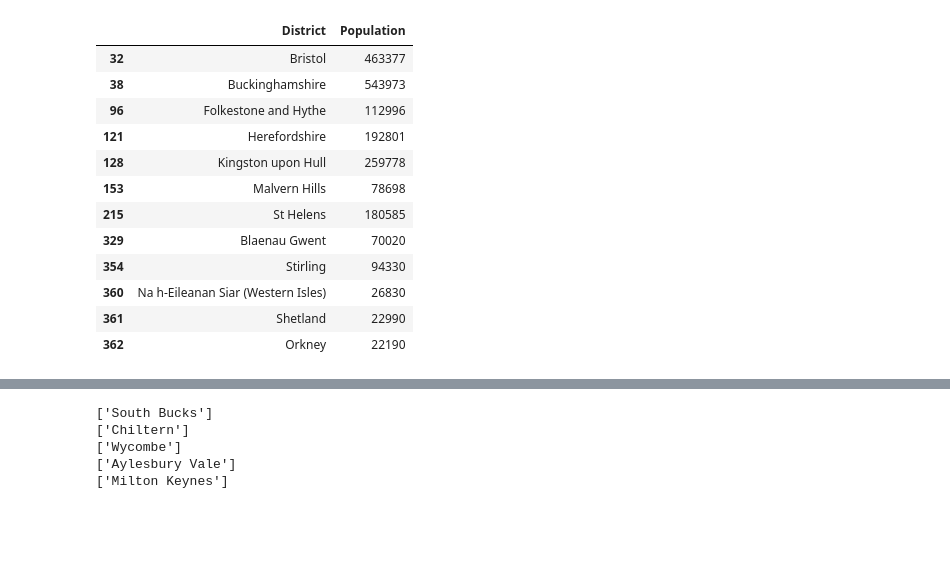
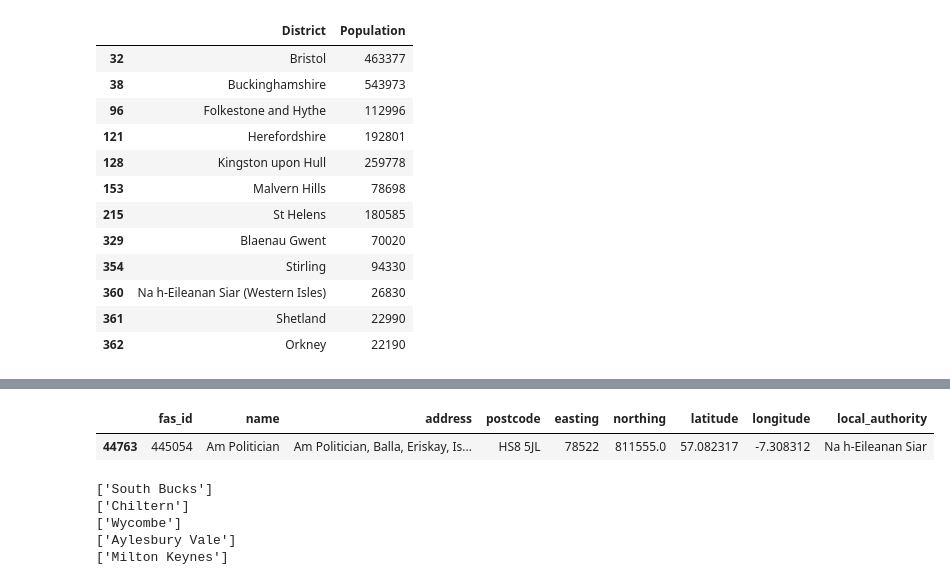
Before and after one commit to com-480-data-visualization/datavis-project-2022-alendro_and_the_aleandros, a Jupyter notebook: EDA.ipynb, the cells around one changed output, grey strips where cells are left out. Saved outputs shown, nothing was run; the diff lists cells and outputs as text; code cells hidden in the pictures; blank space fills up the shorter version.

```diff
--- a/EDA.ipynb
+++ b/EDA.ipynb
@@ -158,6 +151,11 @@ pubs[pubs['local_authority'] == 'St. Helens'].head(1)
 # %% [output]
 |  | fas_id | name | address | postcode | easting | northing | latitude | longitude | local_authority |
 | 20752 | 210755 | Ashton-In-Makerfield Golf Club Ltd | Ashton In Makerfield Golf Club, L... | WN4 0YT | 355858 | 398563.0 | 53.481915 | -2.666636 | St. Helens |
+# %%
+pubs[pubs['local_authority'] == 'Na h-Eileanan Siar'].head(1)
+# %% [output]
+|  | fas_id | name | address | postcode | easting | northing | latitude | longitude | local_authority |
+| 44763 | 445054 | Am Politician | Am Politician, Balla, Eriskay, Is... | HS8 5JL | 78522 | 811555.0 | 57.082317 | -7.308312 | Na h-Eileanan Siar |
 # %%
 # More datascraping lead to the conclusion that Buckinghamshire is separated into these 5 subdistricts.
 for x in ['South Bucks', 'Chiltern', 'Wycombe', 'Aylesbury Vale', 'Milton Keynes'] :
```
Also changed, not shown: parts of 8 cells of this notebook, 1 other file.
